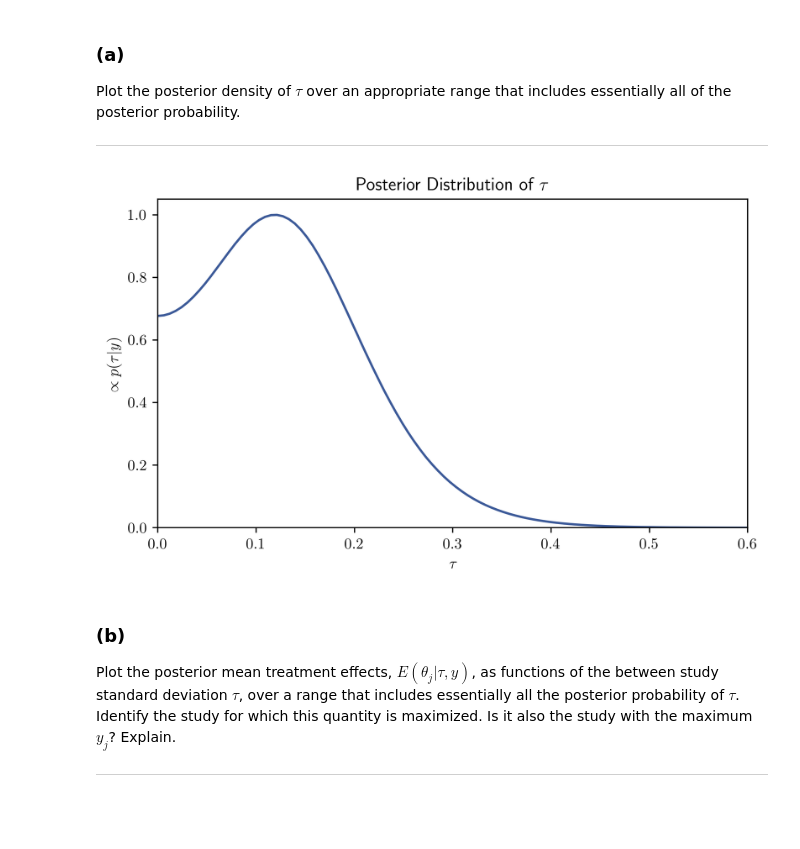
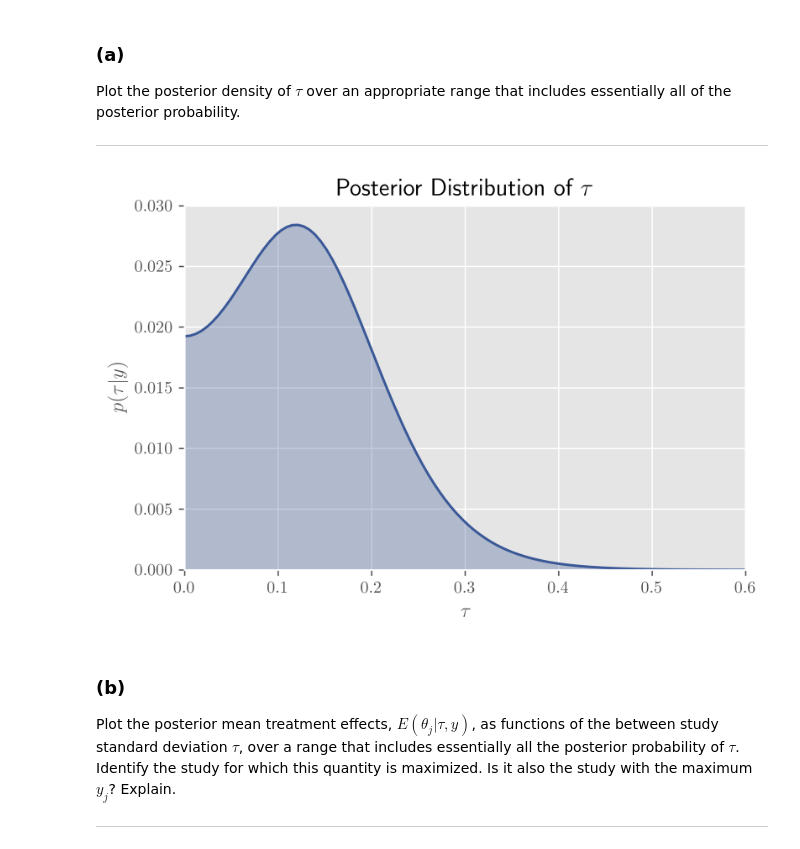
Before and after one commit to GKjohns/Bayesian-Statistics-5224, a Jupyter notebook: hw_3.ipynb, the cells around one changed output. Cells and saved outputs as stored; diff of their text form; code cells hidden in the pictures; blank space fills up the shorter version.

```diff
--- a/hw_3.ipynb
+++ b/hw_3.ipynb
@@ -10,7 +10,7 @@ from scipy.misc import factorial
 
 import matplotlib.pyplot as plt
 plt.rcParams['savefig.dpi'] = 400
-plt.rcParams['figure.figsize'] = 7, 4
+plt.rcParams['figure.figsize'] = 6, 4
 plt.rcParams['text.usetex'] = True
 # %% [markdown]
 # 1.
@@ -325,17 +326,19 @@ for i, tau_star in enumerate(tau_range):
 # scale to max value
 tau_posterior -= tau_posterior.max()
 tau_posterior = np.exp(tau_posterior)
+tau_posterior = tau_posterior / tau_posterior.sum()
 # %%
-plt.plot(tau_range, tau_posterior, color='#3b5998')
-# plt.fill_between(tau_range, 0, tau_posterior, alpha=.3)
-plt.xlabel(r'$\tau$')
-plt.ylabel(r'$ \propto p(\tau | y)$')
-plt.xlim(0, .6)
-plt.ylim(0, 1.05)
-plt.title(r'Posterior Distribution of $\tau$')
-plt.show()
+with plt.style.context('ggplot'):
+    plt.plot(tau_range, tau_posterior, color='#3b5998')
+    plt.fill_between(tau_range, 0, tau_posterior, color='#3b5998', alpha=.3)
+    plt.xlabel(r'$\tau$')
+    plt.ylabel(r'$p(\tau | y)$')
+    plt.xlim(0, .6)
+    plt.ylim(0, .03)
+    plt.title(r'Posterior Distribution of $\tau$')
+    plt.show()
 # %% [output]
-[figure, old version]
+[figure, new version]
 # %% [markdown]
 ### (b)
 
```
Also changed, not shown: parts of 12 cells of this notebook.
